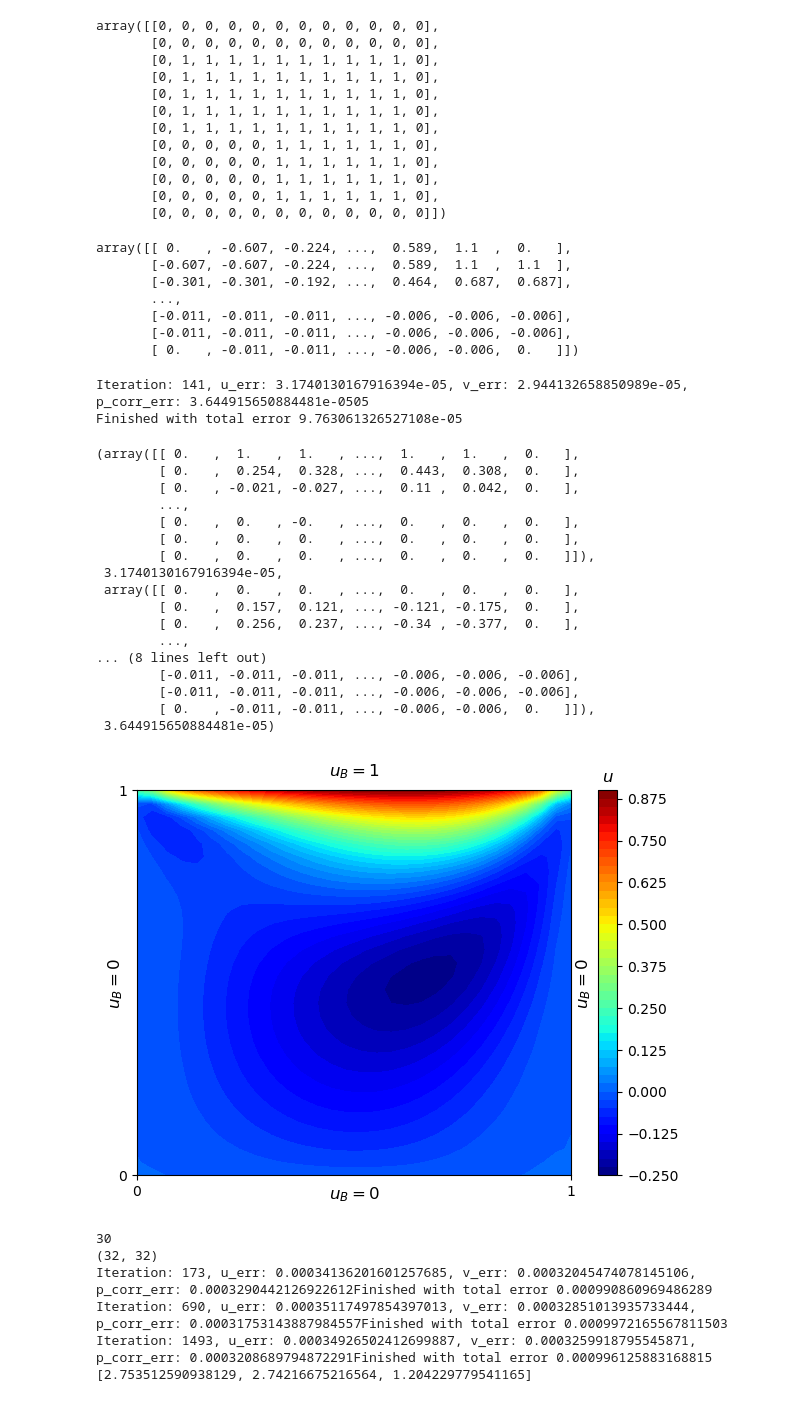
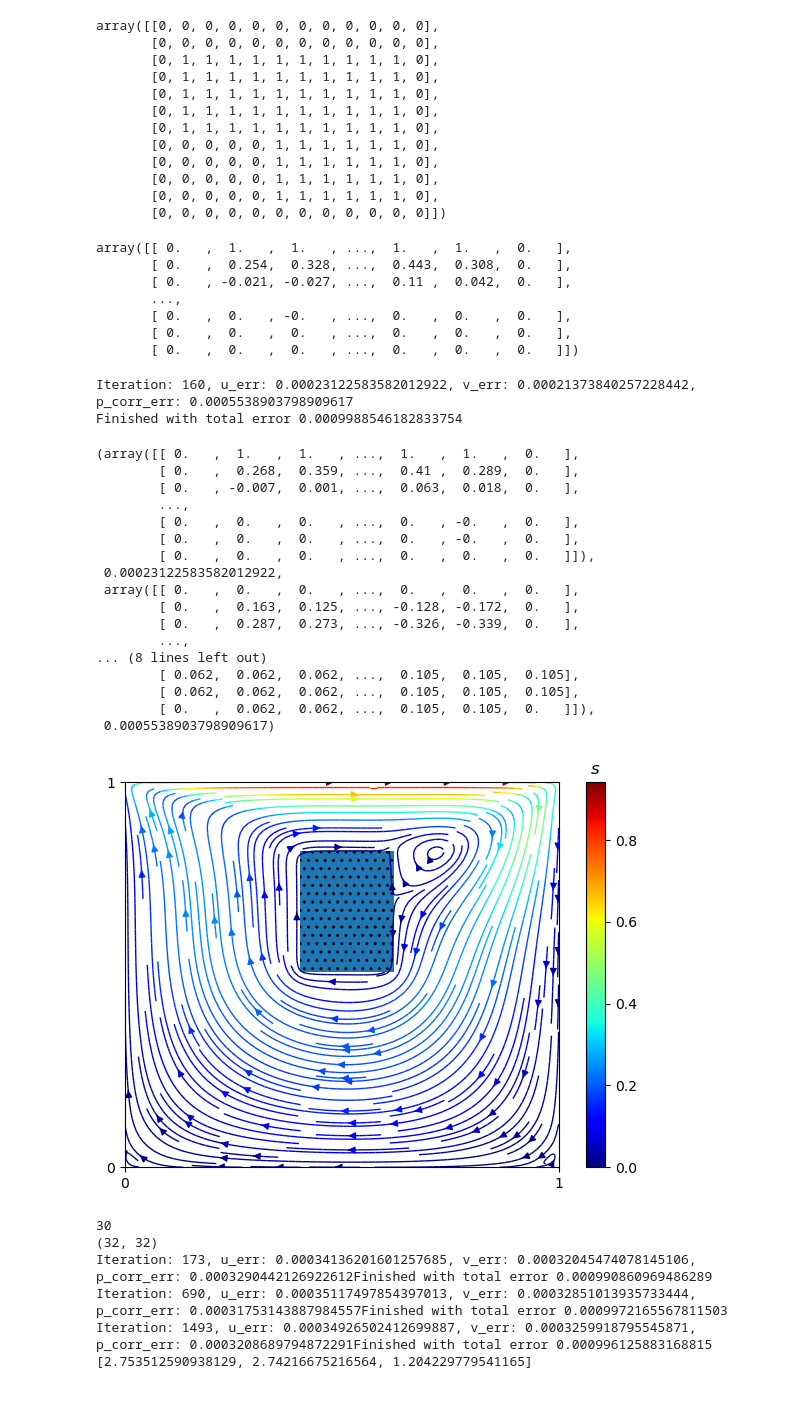
Before and after one commit to cl0udsw1tch/NavierStokesSolver, a Jupyter notebook: test.ipynb, the cells around one changed output. Saved outputs shown, nothing was run; the diff lists cells and outputs as text; code cells hidden in the pictures.

```diff
--- a/test.ipynb
+++ b/test.ipynb
@@ -1222,43 +1237,45 @@ array([[0, 0, 0, 0, 0, 0, 0, 0, 0, 0, 0, 0],
        [0, 0, 0, 0, 0, 0, 0, 0, 0, 0, 0, 0]])
 # %%
 g = NavierStokesSolver(u=None, L=1, n_cols=30, n_rows=30, Re=100, alpha_m=0.7, alpha_p=0.3, scheme='central_difference' )
+# %%
+g = NavierStokesSolver(u=None, L=1, n_cols=80, n_rows=80, Re=100, alpha_m=0.7, alpha_p=0.3, scheme='central_difference', obstacle_coords=[((0.4,0.5), (0.6,0.8))])
 # %%
-g.x['p']
+g.x['u']
 # %% [output]
-array([[ 0.   , -0.607, -0.224, ...,  0.589,  1.1  ,  0.   ],
-       [-0.607, -0.607, -0.224, ...,  0.589,  1.1  ,  1.1  ],
-       [-0.301, -0.301, -0.192, ...,  0.464,  0.687,  0.687],
+array([[ 0.   ,  1.   ,  1.   , ...,  1.   ,  1.   ,  0.   ],
+       [ 0.   ,  0.254,  0.328, ...,  0.443,  0.308,  0.   ],
+       [ 0.   , -0.021, -0.027, ...,  0.11 ,  0.042,  0.   ],
        ...,
-       [-0.011, -0.011, -0.011, ..., -0.006, -0.006, -0.006],
-       [-0.011, -0.011, -0.011, ..., -0.006, -0.006, -0.006],
-       [ 0.   , -0.011, -0.011, ..., -0.006, -0.006,  0.   ]])
+       [ 0.   ,  0.   , -0.   , ...,  0.   ,  0.   ,  0.   ],
+       [ 0.   ,  0.   ,  0.   , ...,  0.   ,  0.   ,  0.   ],
+       [ 0.   ,  0.   ,  0.   , ...,  0.   ,  0.   ,  0.   ]])
 # %%
-g.solve(objective='m', threshold=1e-4)
+g.solve(objective='m', threshold=1e-3)
 # %% [output]
-Iteration: 141, u_err: 3.1740130167916394e-05, v_err: 2.944132658850989e-05, p_corr_err: 3.644915650884481e-0505
-Finished with total error 9.763061326527108e-05
+Iteration: 160, u_err: 0.00023122583582012922, v_err: 0.00021373840257228442, p_corr_err: 0.0005538903798909617
+Finished with total error 0.0009988546182833754
 (array([[ 0.   ,  1.   ,  1.   , ...,  1.   ,  1.   ,  0.   ],
-        [ 0.   ,  0.254,  0.328, ...,  0.443,  0.308,  0.   ],
-        [ 0.   , -0.021, -0.027, ...,  0.11 ,  0.042,  0.   ],
+        [ 0.   ,  0.268,  0.359, ...,  0.41 ,  0.289,  0.   ],
+        [ 0.   , -0.007,  0.001, ...,  0.063,  0.018,  0.   ],
         ...,
-        [ 0.   ,  0.   , -0.   , ...,  0.   ,  0.   ,  0.   ],
-        [ 0.   ,  0.   ,  0.   , ...,  0.   ,  0.   ,  0.   ],
+        [ 0.   ,  0.   ,  0.   , ...,  0.   , -0.   ,  0.   ],
+        [ 0.   ,  0.   ,  0.   , ...,  0.   , -0.   ,  0.   ],
         [ 0.   ,  0.   ,  0.   , ...,  0.   ,  0.   ,  0.   ]]),
- 3.1740130167916394e-05,
+ 0.00023122583582012922,
  array([[ 0.   ,  0.   ,  0.   , ...,  0.   ,  0.   ,  0.   ],
-        [ 0.   ,  0.157,  0.121, ..., -0.121, -0.175,  0.   ],
-        [ 0.   ,  0.256,  0.237, ..., -0.34 , -0.377,  0.   ],
+        [ 0.   ,  0.163,  0.125, ..., -0.128, -0.172,  0.   ],
+        [ 0.   ,  0.287,  0.273, ..., -0.326, -0.339,  0.   ],
         ...,
 ... (8 lines left out)
-        [-0.011, -0.011, -0.011, ..., -0.006, -0.006, -0.006],
-        [-0.011, -0.011, -0.011, ..., -0.006, -0.006, -0.006],
-        [ 0.   , -0.011, -0.011, ..., -0.006, -0.006,  0.   ]]),
- 3.644915650884481e-05)
+        [ 0.062,  0.062,  0.062, ...,  0.105,  0.105,  0.105],
+        [ 0.062,  0.062,  0.062, ...,  0.105,  0.105,  0.105],
+        [ 0.   ,  0.062,  0.062, ...,  0.105,  0.105,  0.   ]]),
+ 0.0005538903798909617)
 # %%
 
-g.plot('u', levels=50, streamlines=0)
+g.plot(None, levels=50, streamlines=2)
 # %% [output]
-[figure, old version]
+[figure, new version]
 # %%
 ss= NavierStokesSolver(u=None, L=1, n_cols=80, n_rows=80, alpha_m=0.7, alpha_p=0.3, scheme='upwind', kinematic_viscosity=0.01)
 t = ss.order_conv(objective='uvp', exact_res=100, coarse_res=30, fine_res=65)
```
Also changed, not shown: parts of 1 cell of this notebook.
